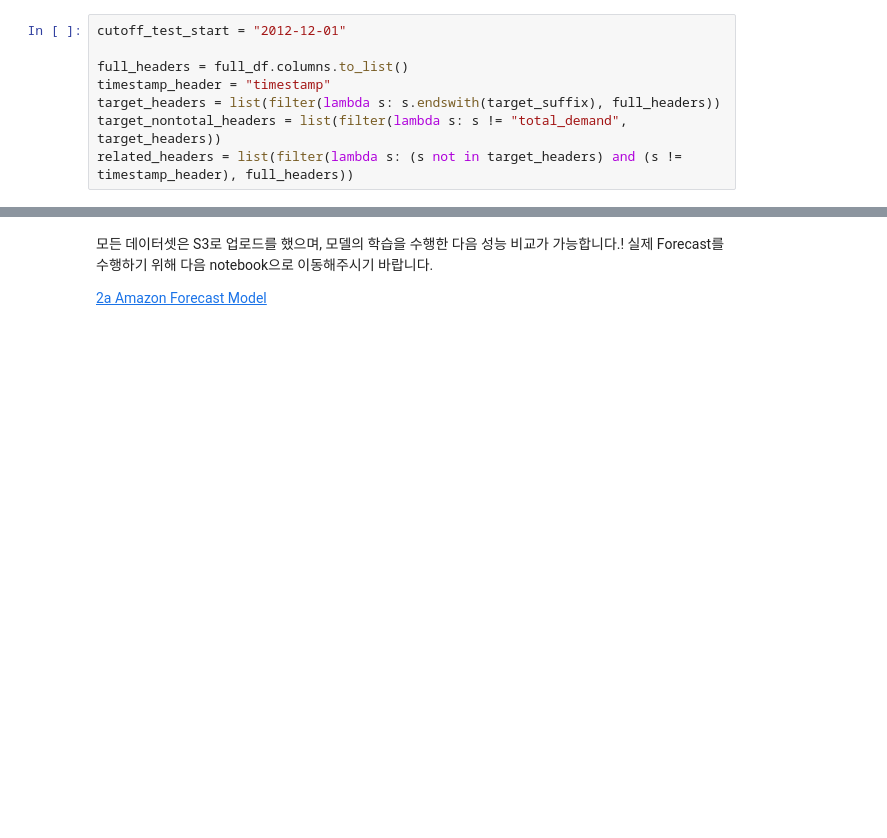
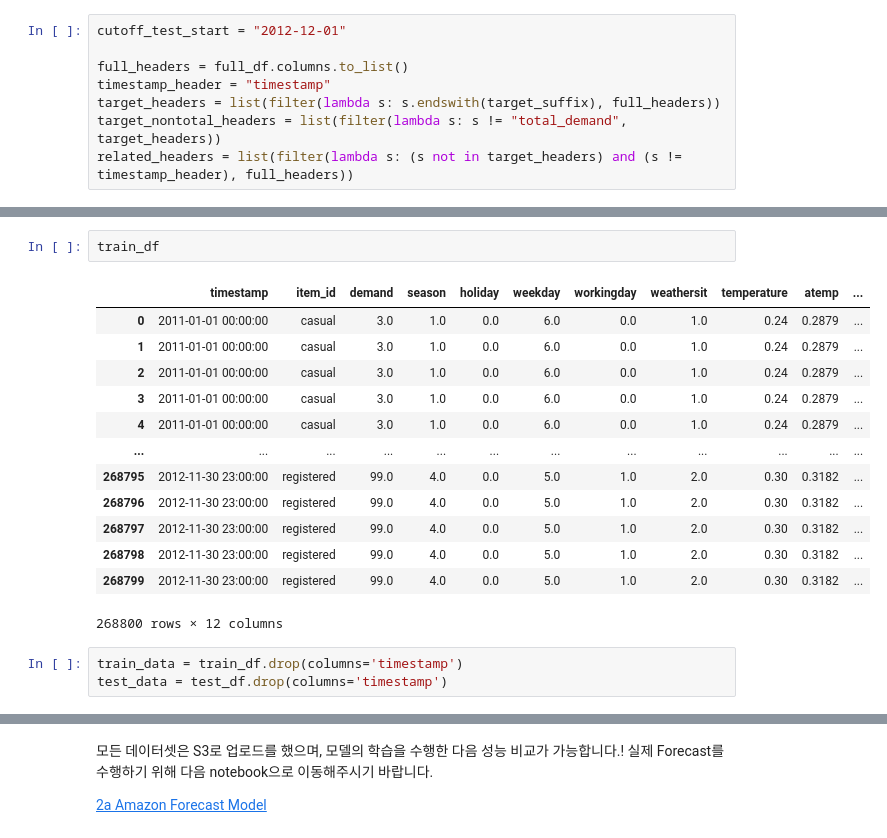
Before and after one commit to Napkin-DL/amazon-forecast-workshop, a Jupyter notebook: 1_Data_Preparation.ipynb, the cells around one changed output, grey strips where cells are left out. Saved outputs shown, nothing was run; the diff lists cells and outputs as text; blank space fills up the shorter version.

```diff
--- a/1_Data_Preparation.ipynb
+++ b/1_Data_Preparation.ipynb
@@ -425,0 +650,19 @@ print("Done")
+# %%
+train_df
+# %% [output]
+|  | timestamp | item_id | demand | season | holiday | weekday | workingday | weathersit | temperature | atemp | ... |
+| 0 | 2011-01-01 00:00:00 | casual | 3.0 | 1.0 | 0.0 | 6.0 | 0.0 | 1.0 | 0.24 | 0.2879 | ... |
+| 1 | 2011-01-01 00:00:00 | casual | 3.0 | 1.0 | 0.0 | 6.0 | 0.0 | 1.0 | 0.24 | 0.2879 | ... |
+| 2 | 2011-01-01 00:00:00 | casual | 3.0 | 1.0 | 0.0 | 6.0 | 0.0 | 1.0 | 0.24 | 0.2879 | ... |
+| 3 | 2011-01-01 00:00:00 | casual | 3.0 | 1.0 | 0.0 | 6.0 | 0.0 | 1.0 | 0.24 | 0.2879 | ... |
+| 4 | 2011-01-01 00:00:00 | casual | 3.0 | 1.0 | 0.0 | 6.0 | 0.0 | 1.0 | 0.24 | 0.2879 | ... |
+| ... | ... | ... | ... | ... | ... | ... | ... | ... | ... | ... | ... |
+| 268795 | 2012-11-30 23:00:00 | registered | 99.0 | 4.0 | 0.0 | 5.0 | 1.0 | 2.0 | 0.30 | 0.3182 | ... |
+| 268796 | 2012-11-30 23:00:00 | registered | 99.0 | 4.0 | 0.0 | 5.0 | 1.0 | 2.0 | 0.30 | 0.3182 | ... |
+| 268797 | 2012-11-30 23:00:00 | registered | 99.0 | 4.0 | 0.0 | 5.0 | 1.0 | 2.0 | 0.30 | 0.3182 | ... |
+| 268798 | 2012-11-30 23:00:00 | registered | 99.0 | 4.0 | 0.0 | 5.0 | 1.0 | 2.0 | 0.30 | 0.3182 | ... |
+| 268799 | 2012-11-30 23:00:00 | registered | 99.0 | 4.0 | 0.0 | 5.0 | 1.0 | 2.0 | 0.30 | 0.3182 | ... |
+268800 rows × 12 columns
+# %%
+train_data = train_df.drop(columns='timestamp')
+test_data = test_df.drop(columns='timestamp')
```
Also changed, not shown: parts of 30 cells of this notebook, 11 other files.
